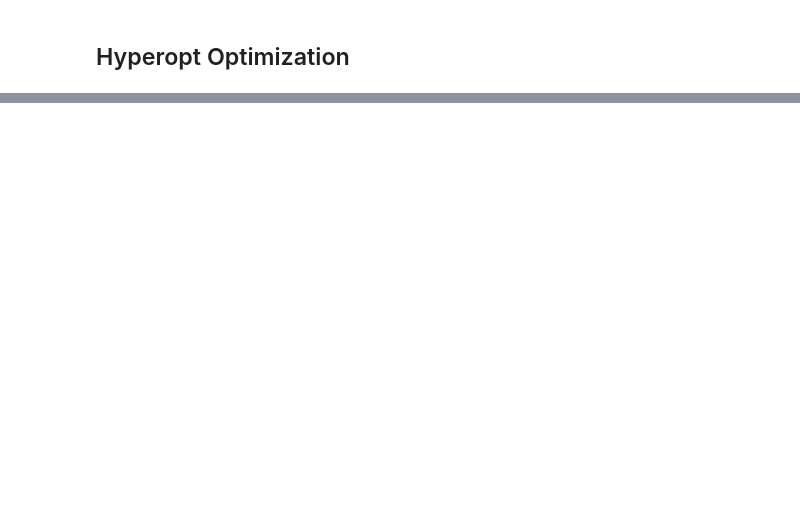
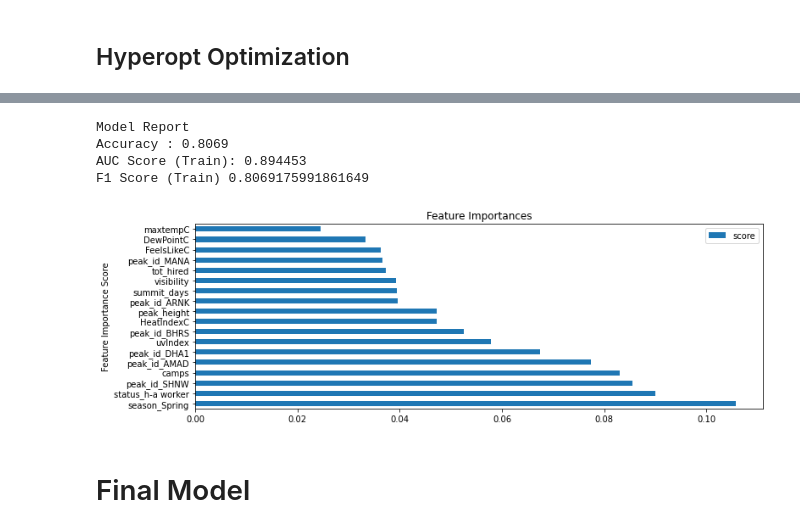
Before and after one commit to JeremyDel/himalaya-project, a Jupyter notebook: himalaya-project/ML_Boosting.ipynb, the cells around one changed output, grey strips where cells are left out. Cells and saved outputs as stored; diff of their text form; code cells hidden in the pictures; blank space fills up the shorter version.

Commit message:
last model + feature engeneering

```diff
--- a/himalaya-project/ML_Boosting.ipynb
+++ b/himalaya-project/ML_Boosting.ipynb
@@ -748,0 +828,3 @@ submission.to_csv("Titanic_Submission.csv", index=False, sep=',')
+# %%
+# Predicting the Test set results
+y_pred = classifier.predict(X_test_fs)
@@ -748,0 +948,10 @@ submission.to_csv("Titanic_Submission.csv", index=False, sep=',')
+# %%
+best_model= XGBClassifier(n_estimators = 300,
+                            max_depth = 18,
+                            learning_rate = 0.3,
+                            gamma = 0.8,
+                            min_child_weight = 4,
+                            colsample_bytree = 0.3
+                            )
+# %%
+best_model.fit(X_train_fs, y_train)
@@ -748,0 +980,13 @@ submission.to_csv("Titanic_Submission.csv", index=False, sep=',')
+# %%
+#Import libraries:
+import pandas as pd
+import numpy as np
+import xgboost as xgb
+from xgboost.sklearn import XGBClassifier
+from sklearn.model_selection import GridSearchCV
+from sklearn.metrics import accuracy_score, roc_auc_score
+
+import matplotlib.pylab as plt
+%matplotlib inline
+from matplotlib.pylab import rcParams
+rcParams['figure.figsize'] = 12, 4
@@ -748,0 +1025,23 @@ submission.to_csv("Titanic_Submission.csv", index=False, sep=',')
+# %%
+xgb1 = XGBClassifier(
+ learning_rate =0.3,
+ n_estimators=300,
+ max_depth=18,
+ min_child_weight=1,
+ gamma=0.8,
+ subsample=0.8,
+ colsample_bytree=0.3,
+ objective= 'binary:logistic',
+ nthread=4,
+ scale_pos_weight=1,
+ seed=27)
+
+modelfit(xgb1, X_train_fs, X_test_fs, y_train, y_test, names)
+# %% [output]
+Model Report
+Accuracy : 0.8069
+AUC Score (Train): 0.894453
+F1 Score (Train) 0.8069175991861649
+[figure, added]
+# %% [markdown]
+# Final Model
```
Also changed, not shown: parts of 107 cells of this notebook.
